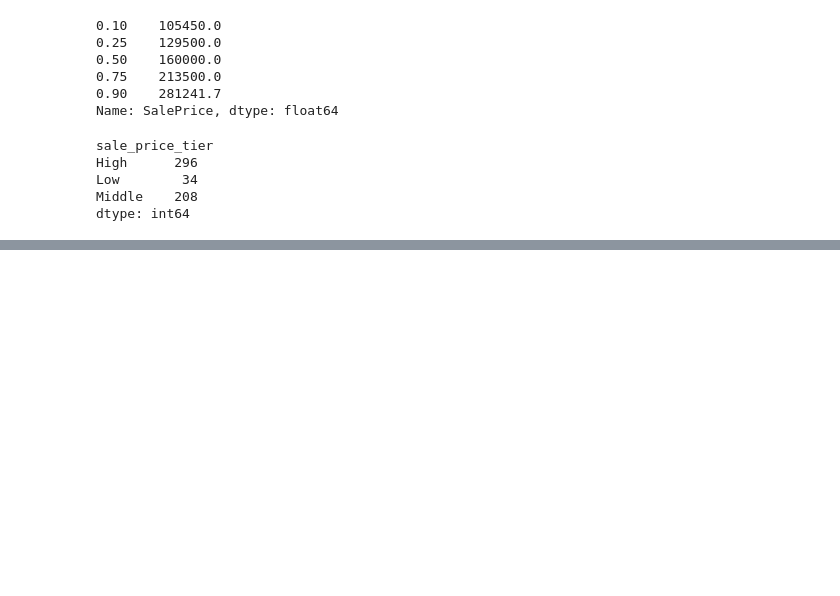
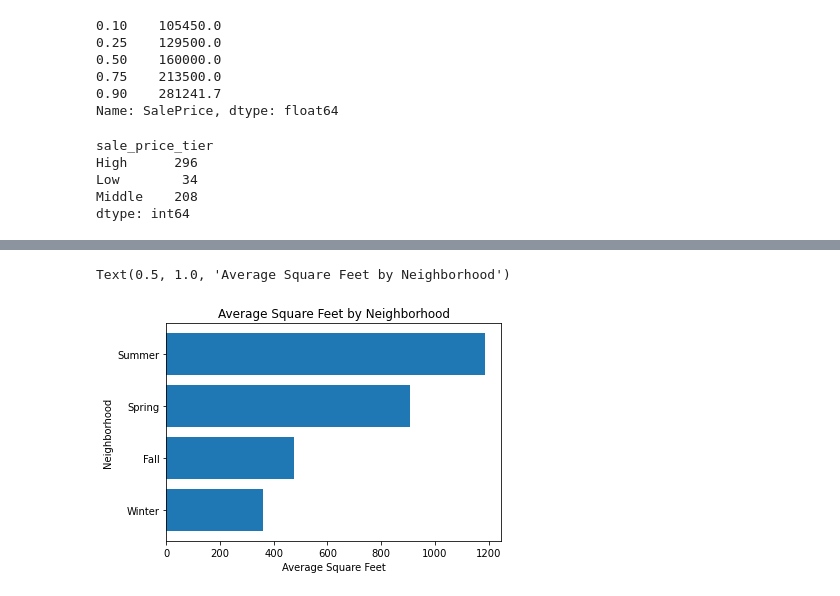
Before and after one commit to colinamurray/forecasting-real-estate-prices, a Jupyter notebook: exploratory-analysis/exploratory-analysis.ipynb, the cells around one changed output, grey strips where cells are left out. Drawn from its saved outputs; the diff is of its cells as text; code cells hidden in the pictures; blank space fills up the shorter version.

```diff
--- a/exploratory-analysis/exploratory-analysis.ipynb
+++ b/exploratory-analysis/exploratory-analysis.ipynb
@@ -73,0 +165,14 @@ dtype: int64
+# %%
+seasons_sold = df.groupby(['season_sold']).size().reset_index(name='Number of Houses Sold').sort_values(by='Number of Houses Sold', ascending=True)
+plt.barh(seasons_sold['season_sold'], seasons_sold['Number of Houses Sold'])
+#plt.xticks(rotation=90)
+plt.ylabel('Season')
+plt.xlabel('Number of Houses Sold')
+plt.title('Houses Sold each Season')
+#plt.xticks(rotation=90)
+plt.ylabel('Neighborhood')
+plt.xlabel('Average Square Feet')
+plt.title('Average Square Feet by Neighborhood')
+# %% [output]
+Text(0.5, 1.0, 'Average Square Feet by Neighborhood')
+[figure, added]
```
Also changed, not shown: parts of 10 cells of this notebook.
